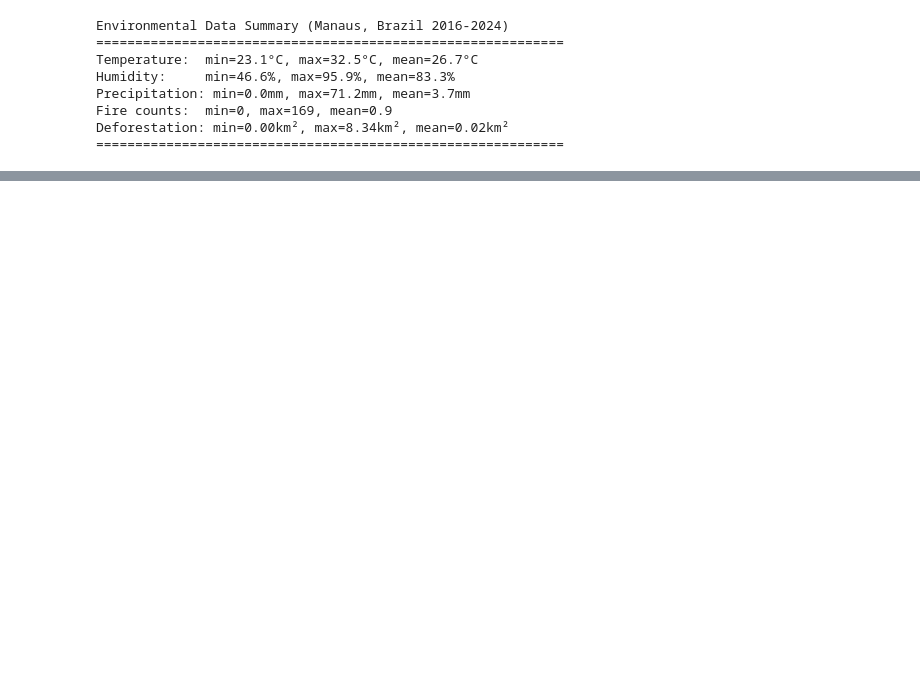
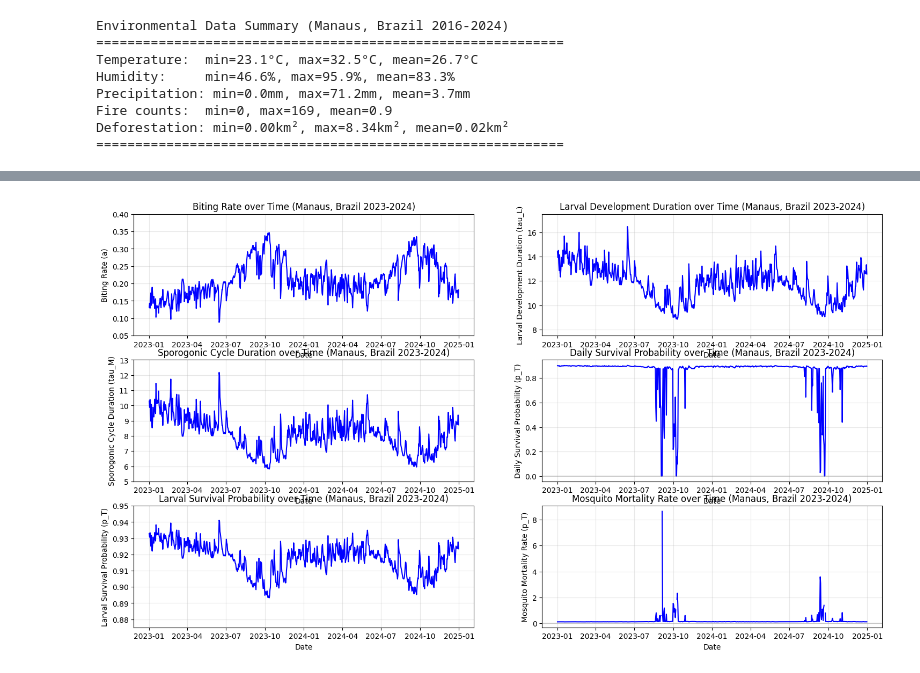
Before and after one commit to RaphaLevy/Study_on_malaria_dynamics_v2, a Jupyter notebook: models/seirs_sei/SEIRS_SEI_Environment_Functions_on_Time.ipynb, the cells around one changed output, grey strips where cells are left out. Drawn from its saved outputs; the diff is of its cells as text; code cells hidden in the pictures; blank space fills up the shorter version.

Commit message:
Looks for unusual values

```diff
--- a/models/seirs_sei/SEIRS_SEI_Environment_Functions_on_Time.ipynb
+++ b/models/seirs_sei/SEIRS_SEI_Environment_Functions_on_Time.ipynb
@@ -214,0 +318,97 @@ plt.show()
+# %%
+climate_data['date'] = pd.to_datetime(climate_data['date'])
+climate_data_filtered = climate_data[climate_data['date'].between('2023-01-01', '2024-12-31')]
+date_range = climate_data_filtered['date'].dropna().values
+
+# Extract actual environmental variables
+temp_actual = climate_data_filtered['temp_med'].dropna().values
+humid_actual = climate_data_filtered['umid_med'].dropna().values
+rain_actual = climate_data_filtered['precip_med'].dropna().values
+fire_actual = climate_data_filtered['fire_counts'].values
+defor_actual = climate_data_filtered['total_degradation'].values
+# %%
+fig, axes = plt.subplots(3, 2, figsize=(18, 10))
+
+# 1) Plot a vs time
+a_over_time = a(temp_actual)
+
+ax = axes[0, 0]
+ax.plot(date_range, a_over_time, 'b-', linewidth=1.5)
+ax.axhline(y=0, color='gray', linestyle='-', alpha=0.3)
+ax.set_xlabel('Date')
+ax.set_ylabel('Biting Rate (a)')
+ax.set_title('Biting Rate over Time (Manaus, Brazil 2023-2024)')
+ax.grid(True, alpha=0.3)
+ax.set_ylim(0.05, 0.4)
+
+# 2) Plot tau_L vs time
+tau_L_over_time = tau_L(temp_actual)
+
+ax = axes[0, 1]
+ax.plot(date_range, tau_L_over_time, 'b-', linewidth=1.5)
+ax.axhline(y=0, color='gray', linestyle='-', alpha=0.3)
+ax.set_xlabel('Date')
+ax.set_ylabel('Larval Development Duration (tau_L)')
+ax.set_title('Larval Development Duration over Time (Manaus, Brazil 2023-2024)')
+ax.grid(True, alpha=0.3)
+ax.set_ylim(7.5, 17.5)
+
+# 3) Plot tau_M vs time
+tau_M_over_time = tau_M(temp_actual)
+
+ax = axes[1, 0]
+ax.plot(date_range, tau_M_over_time, 'b-', linewidth=1.5)
+ax.axhline(y=0, color='gray', linestyle='-', alpha=0.3)
+ax.set_xlabel('Date')
+ax.set_ylabel('Sporogonic Cycle Duration (tau_M)')
+ax.set_title('Sporogonic Cycle Duration over Time (Manaus, Brazil 2023-2024)')
+ax.grid(True, alpha=0.3)
+ax.set_ylim(5.0, 13.0)
+
+# 4) Plot p_T vs time
+p_T_over_time = p_T(temp_actual, humid_actual)
+
+ax = axes[1,1]
+ax.plot(date_range, p_T_over_time, 'b-', linewidth=1.5)
+ax.axhline(y=0, color='gray', linestyle='-', alpha=0.3)
+ax.set_xlabel('Date')
+ax.set_ylabel('Daily Survival Probability (p_T)')
+ax.set_title('Daily Survival Probability over Time (Manaus, Brazil 2023-2024)')
+ax.grid(True, alpha=0.3)
+#ax.set_ylim(7.5, 17.5)
+
+# 5) Plot p_LT vs time
+p_LT_over_time = p_LT(temp_actual)
+
+ax = axes[2,0]
+ax.plot(date_range, p_LT_over_time, 'b-', linewidth=1.5)
+ax.axhline(y=0, color='gray', linestyle='-', alpha=0.3)
+ax.set_xlabel('Date')
+ax.set_ylabel('Larval Survival Probability (p_T)')
+ax.set_title('Larval Survival Probability over Time (Manaus, Brazil 2023-2024)')
+ax.grid(True, alpha=0.3)
+ax.set_ylim(0.875, 0.95)
+
+# 6) Plot mu vs time
+mu_over_time = mu(temp_actual, humid_actual)
+
+ax = axes[2,1]
+ax.plot(date_range, mu_over_time, 'b-', linewidth=1.5)
+ax.axhline(y=0, color='gray', linestyle='-', alpha=0.3)
+ax.set_xlabel('Date')
+ax.set_ylabel('Mosquito Mortality Rate (p_T)')
+ax.set_title('Mosquito Mortality Rate over Time (Manaus, Brazil 2023-2024)')
+ax.grid(True, alpha=0.3)
+#ax.set_ylim(7.5, 17.5)
+
+# Simplify x-axis for both subplots
+import matplotlib.dates as mdates
+for ax in axes:
+    ax.xaxis.set_major_locator(mdates.YearLocator())
+    ax.xaxis.set_major_formatter(mdates.DateFormatter('%Y'))
+    ax.xaxis.set_minor_locator(mdates.MonthLocator(interval=6))
+
+plt.xticks(rotation=45)
+plt.tight_layout()
+plt.show()
+# %% [output]
@@ -214,0 +416 @@ plt.show()
+[figure, added]
```
Also changed, not shown: parts of 3 cells of this notebook.
